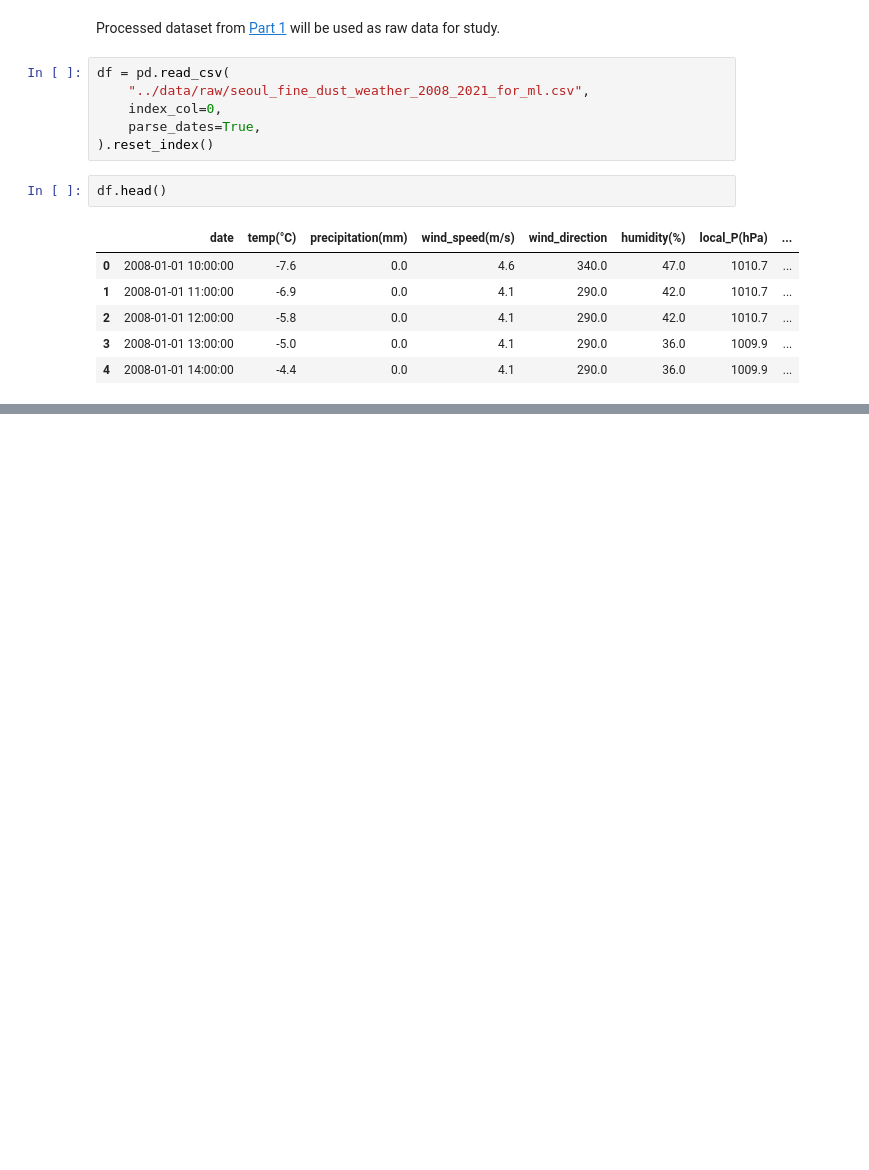
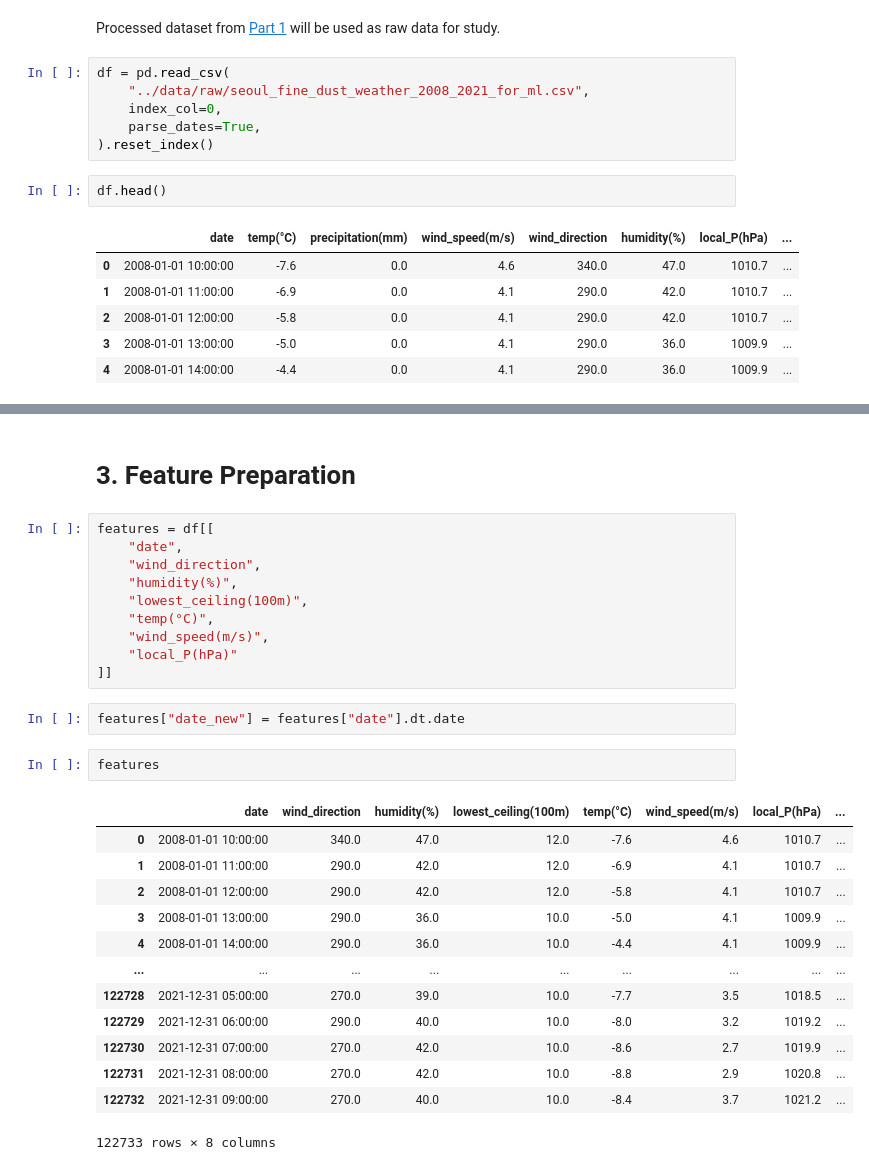
Before and after one commit to johnwslee/fine_dust_analysis_2, a Jupyter notebook: notebooks/0_data_preprocessing.ipynb, the cells around one changed output, grey strips where cells are left out. Cells and saved outputs as stored; diff of their text form; blank space fills up the shorter version.

```diff
--- a/notebooks/0_data_preprocessing.ipynb
+++ b/notebooks/0_data_preprocessing.ipynb
@@ -29,0 +123,30 @@ df.head()
+# %% [markdown]
+# 3. Feature Preparation
+# %%
+features = df[[
+    "date",
+    "wind_direction",
+    "humidity(%)",
+    "lowest_ceiling(100m)",
+    "temp(°C)",
+    "wind_speed(m/s)",
+    "local_P(hPa)"
+]]
+# %%
+features["date_new"] = features["date"].dt.date
+# %%
+features
+# %% [output]
+|  | date | wind_direction | humidity(%) | lowest_ceiling(100m) | temp(°C) | wind_speed(m/s) | local_P(hPa) | ... |
+| 0 | 2008-01-01 10:00:00 | 340.0 | 47.0 | 12.0 | -7.6 | 4.6 | 1010.7 | ... |
+| 1 | 2008-01-01 11:00:00 | 290.0 | 42.0 | 12.0 | -6.9 | 4.1 | 1010.7 | ... |
+| 2 | 2008-01-01 12:00:00 | 290.0 | 42.0 | 12.0 | -5.8 | 4.1 | 1010.7 | ... |
+| 3 | 2008-01-01 13:00:00 | 290.0 | 36.0 | 10.0 | -5.0 | 4.1 | 1009.9 | ... |
+| 4 | 2008-01-01 14:00:00 | 290.0 | 36.0 | 10.0 | -4.4 | 4.1 | 1009.9 | ... |
+| ... | ... | ... | ... | ... | ... | ... | ... | ... |
+| 122728 | 2021-12-31 05:00:00 | 270.0 | 39.0 | 10.0 | -7.7 | 3.5 | 1018.5 | ... |
+| 122729 | 2021-12-31 06:00:00 | 290.0 | 40.0 | 10.0 | -8.0 | 3.2 | 1019.2 | ... |
+| 122730 | 2021-12-31 07:00:00 | 270.0 | 42.0 | 10.0 | -8.6 | 2.7 | 1019.9 | ... |
+| 122731 | 2021-12-31 08:00:00 | 270.0 | 42.0 | 10.0 | -8.8 | 2.9 | 1020.8 | ... |
+| 122732 | 2021-12-31 09:00:00 | 270.0 | 40.0 | 10.0 | -8.4 | 3.7 | 1021.2 | ... |
+122733 rows × 8 columns
```
Also changed, not shown: parts of 27 cells of this notebook, 1 other file.
